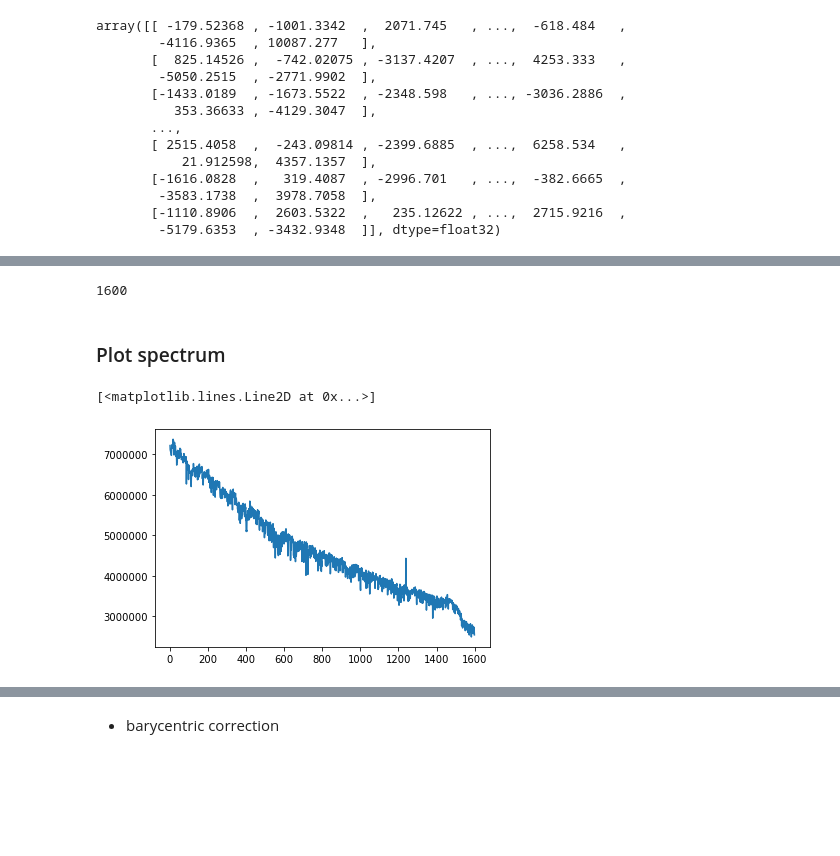
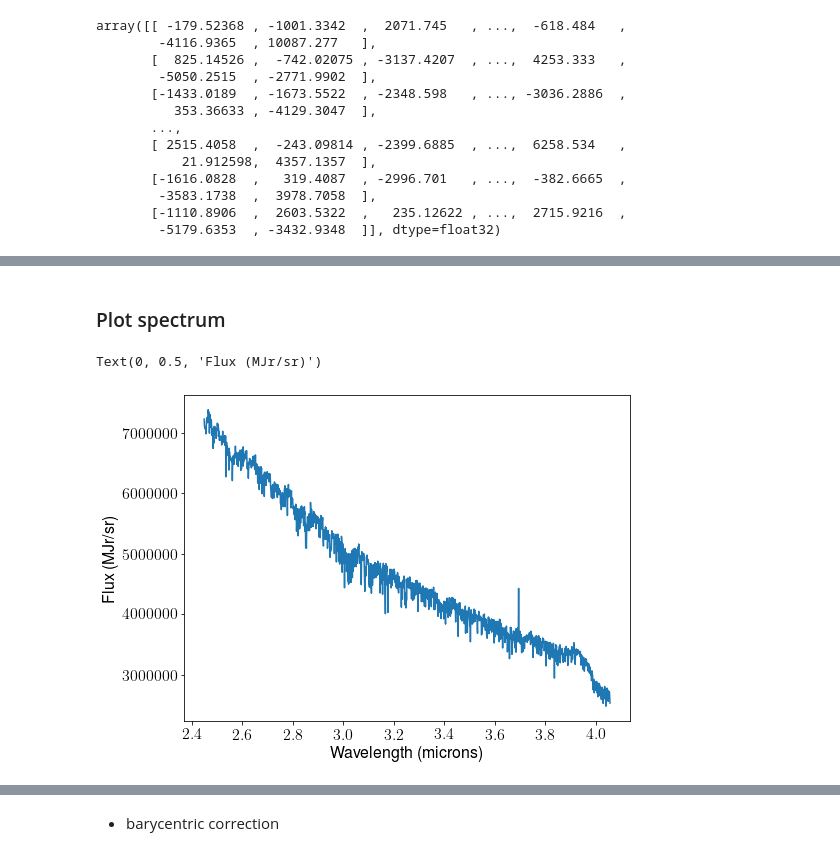
Before and after one commit to kevin218/Eureka, a Jupyter notebook: demos/Introduction to Eureka.ipynb, the cells around one changed output, grey strips where cells are left out. Cells and saved outputs as stored; diff of their text form; code cells hidden in the pictures; blank space fills up the shorter version.

```diff
--- a/demos/Introduction to Eureka.ipynb
+++ b/demos/Introduction to Eureka.ipynb
@@ -270,4 +286,0 @@ stdspec     = np.sum(apdata, axis=0)
-# %%
-len(stdspec)
-# %% [output]
-1600
@@ -274,7 +290,13 @@ len(stdspec)
 # %% [markdown]
 ### Plot spectrum
-# %%
-plt.plot(range(1600), stdspec)
-# %% [output]
-[<matplotlib.lines.Line2D at 0x...>]
-[figure, removed]
+# %%
+wvl = wave[0][xwindow[0]:xwindow[1]]
+# %%
+fig, ax=plt.subplots(figsize=(8,6))
+
+ax.plot(wvl, stdspec)
+ax.set_xlabel('Wavelength (microns)')
+ax.set_ylabel('Flux (MJr/sr)')
+# %% [output]
+Text(0, 0.5, 'Flux (MJr/sr)')
+[figure, added]
```
Also changed, not shown: parts of 40 cells of this notebook.
